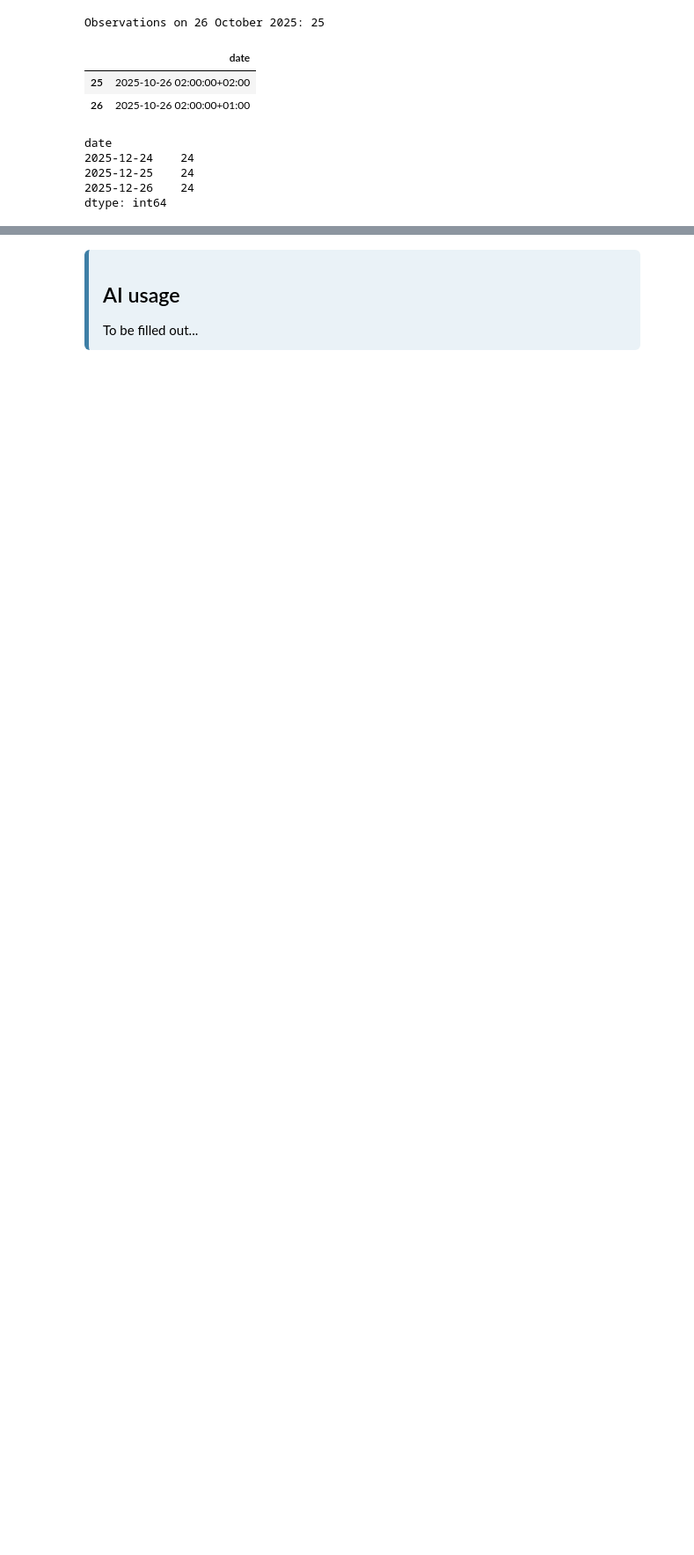
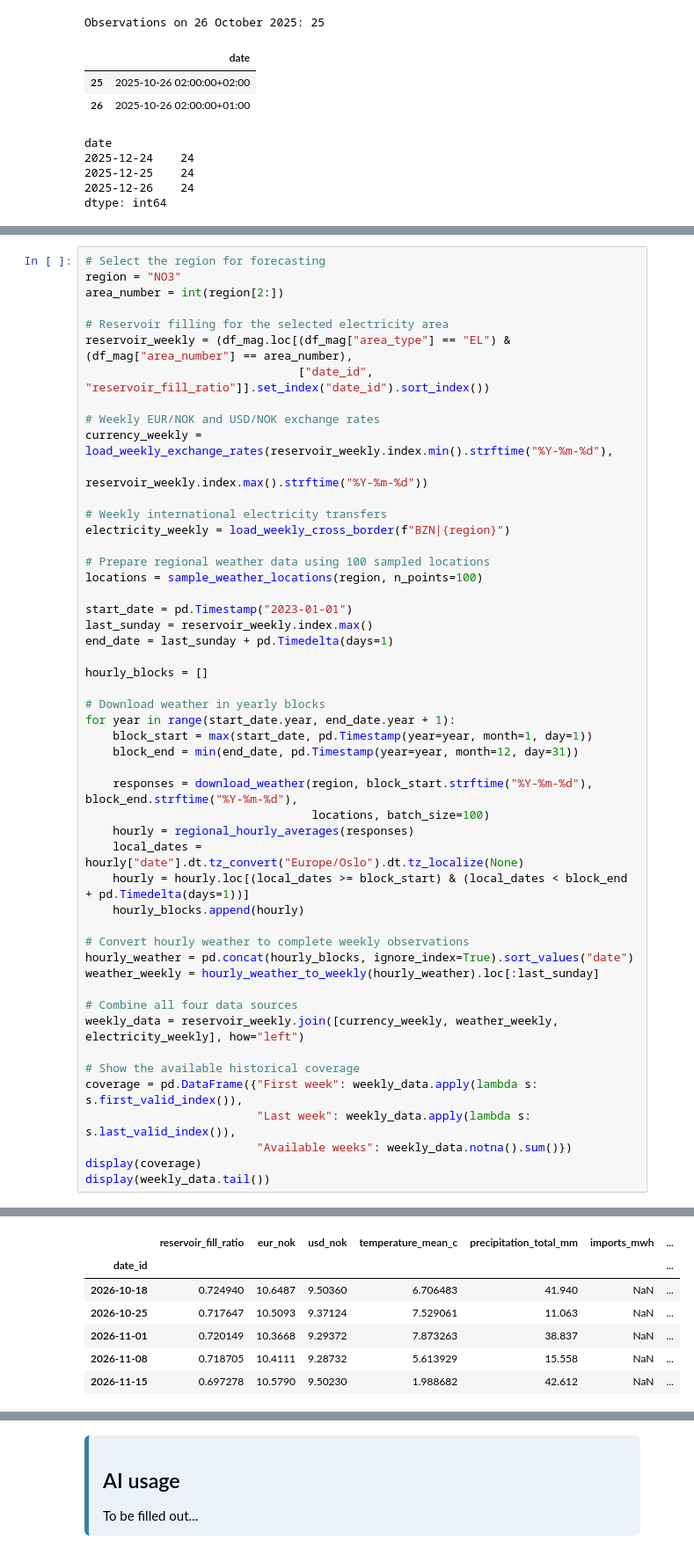
Before and after one commit to kahalandkh/IND320-kahaland, a Jupyter notebook: notebooks/project_work_part4.ipynb, the cells around one changed output, grey strips where cells are left out. Shown at 88% size. Drawn from its saved outputs; the diff is of its cells as text; blank space fills up the shorter version.

Commit message:
Add weekly data preparation for forecasting.

```diff
--- a/notebooks/project_work_part4.ipynb
+++ b/notebooks/project_work_part4.ipynb
@@ -211,0 +235,51 @@ dtype: int64
+# %%
+# Select the region for forecasting
+region = "NO3"
+area_number = int(region[2:])
+
+# Reservoir filling for the selected electricity area
+reservoir_weekly = (df_mag.loc[(df_mag["area_type"] == "EL") & (df_mag["area_number"] == area_number),
+                               ["date_id", "reservoir_fill_ratio"]].set_index("date_id").sort_index())
+
+# Weekly EUR/NOK and USD/NOK exchange rates
+currency_weekly = load_weekly_exchange_rates(reservoir_weekly.index.min().strftime("%Y-%m-%d"),
+                                             reservoir_weekly.index.max().strftime("%Y-%m-%d"))
+
+# Weekly international electricity transfers
+electricity_weekly = load_weekly_cross_border(f"BZN|{region}")
+
+# Prepare regional weather data using 100 sampled locations
+locations = sample_weather_locations(region, n_points=100)
+
+start_date = pd.Timestamp("2023-01-01")
+last_sunday = reservoir_weekly.index.max()
+end_date = last_sunday + pd.Timedelta(days=1)
+
+hourly_blocks = []
+
+# Download weather in yearly blocks
+for year in range(start_date.year, end_date.year + 1):
+    block_start = max(start_date, pd.Timestamp(year=year, month=1, day=1))
+    block_end = min(end_date, pd.Timestamp(year=year, month=12, day=31))
+
+    responses = download_weather(region, block_start.strftime("%Y-%m-%d"), block_end.strftime("%Y-%m-%d"),
+                                 locations, batch_size=100)
+    hourly = regional_hourly_averages(responses)
+    local_dates = hourly["date"].dt.tz_convert("Europe/Oslo").dt.tz_localize(None)
+    hourly = hourly.loc[(local_dates >= block_start) & (local_dates < block_end + pd.Timedelta(days=1))]
+    hourly_blocks.append(hourly)
+
+# Convert hourly weather to complete weekly observations
+hourly_weather = pd.concat(hourly_blocks, ignore_index=True).sort_values("date")
+weather_weekly = hourly_weather_to_weekly(hourly_weather).loc[:last_sunday]
+
+# Combine all four data sources
+weekly_data = reservoir_weekly.join([currency_weekly, weather_weekly, electricity_weekly], how="left")
+
+# Show the available historical coverage
+coverage = pd.DataFrame({"First week": weekly_data.apply(lambda s: s.first_valid_index()),
+                         "Last week": weekly_data.apply(lambda s: s.last_valid_index()),
+                         "Available weeks": weekly_data.notna().sum()})
+display(coverage)
+display(weekly_data.tail())
+# %% [output]
@@ -211,0 +296,7 @@ dtype: int64
+|  | reservoir_fill_ratio | eur_nok | usd_nok | temperature_mean_c | precipitation_total_mm | imports_mwh | ... |
+| date_id |  |  |  |  |  |  | ... |
+| 2026-10-18 | 0.724940 | 10.6487 | 9.50360 | 6.706483 | 41.940 | NaN | ... |
+| 2026-10-25 | 0.717647 | 10.5093 | 9.37124 | 7.529061 | 11.063 | NaN | ... |
+| 2026-11-01 | 0.720149 | 10.3668 | 9.29372 | 7.873263 | 38.837 | NaN | ... |
+| 2026-11-08 | 0.718705 | 10.4111 | 9.28732 | 5.613929 | 15.558 | NaN | ... |
+| 2026-11-15 | 0.697278 | 10.5790 | 9.50230 | 1.988682 | 42.612 | NaN | ... |
```
Also changed, not shown: parts of 10 cells of this notebook, 6 other files.
